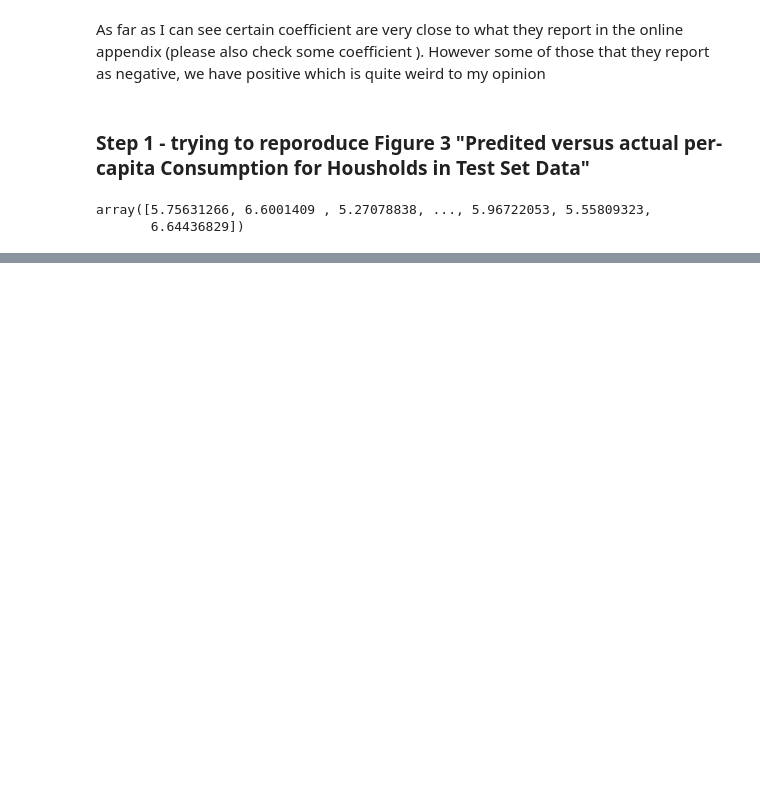
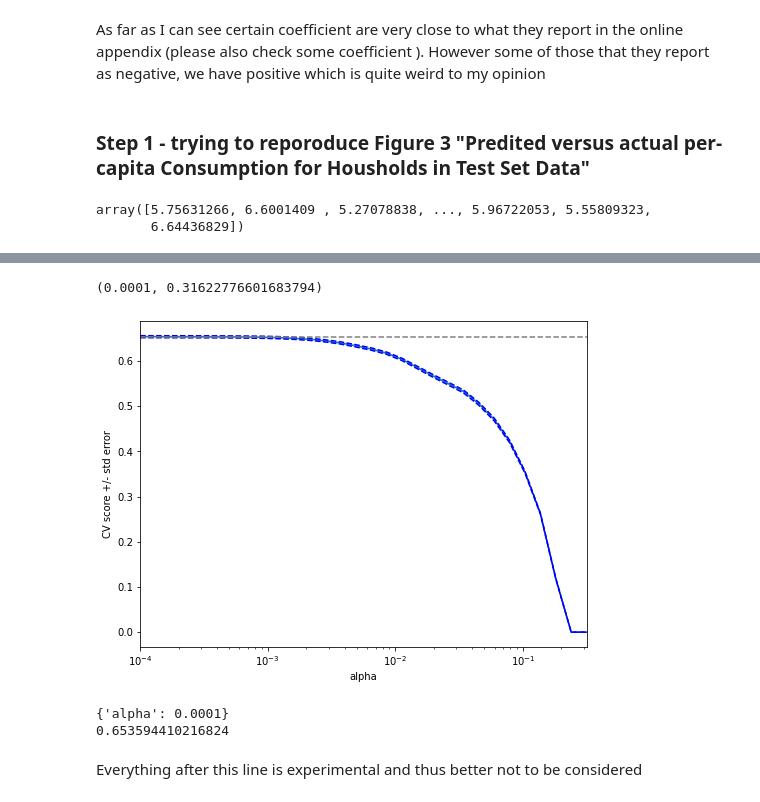
Before and after one commit to AnnetVasileva/machineLearning, a Jupyter notebook: Practical 1 read in data.ipynb, the cells around one changed output, grey strips where cells are left out. Drawn from its saved outputs; the diff is of its cells as text; code cells hidden in the pictures; blank space fills up the shorter version.

```diff
--- a/Practical 1 read in data.ipynb
+++ b/Practical 1 read in data.ipynb
@@ -232,0 +473,26 @@ plt.ylim([lim_start, lim_end])
+# %%
+import numpy as np
+import matplotlib.pyplot as plt
+
+from sklearn import datasets
+from sklearn.linear_model import LassoCV
+from sklearn.linear_model import Lasso
+from sklearn.model_selection import KFold
+from sklearn.model_selection import GridSearchCV
+
+lasso = Lasso(random_state=0, max_iter=10000)
+ridge = Ridge()
+alphas = np.logspace(-4, -0.5, 30)
+
+tuned_parameters = [{'alpha': alphas}]
+n_folds = 5
+
+clf = GridSearchCV(lasso, tuned_parameters, cv=n_folds, refit=False)
+best_alpha = 0.0001
+clf2 = Lasso(best_alpha)
+mod = clf2.fit(X_train, y_train)
+#scores = clf.cv_results_['mean_test_score']
+#scores_std = clf.cv_results_['std_test_score']
+
+print(mean_squared_error(y_train, mod.predict(X_train)))
+print(mean_squared_error(y_test, mod.predict(X_test)))
@@ -232,0 +513,28 @@ plt.ylim([lim_start, lim_end])
+# %%
+plt.figure().set_size_inches(8, 6)
+plt.semilogx(alphas, scores)
+
+# plot error lines showing +/- std. errors of the scores
+std_error = scores_std / np.sqrt(n_folds)
+
+plt.semilogx(alphas, scores + std_error, 'b--')
+plt.semilogx(alphas, scores - std_error, 'b--')
+
+# alpha=0.2 controls the translucency of the fill color
+plt.fill_between(alphas, scores + std_error, scores - std_error, alpha=0.2)
+
+plt.ylabel('CV score +/- std error')
+plt.xlabel('alpha')
+plt.axhline(np.max(scores), linestyle='--', color='.5')
+plt.xlim([alphas[0], alphas[-1]])
+# %% [output]
+(0.0001, 0.31622776601683794)
+[figure, added]
+# %%
+print(clf.best_params_)
+print(clf.best_score_)
+# %% [output]
+{'alpha': 0.0001}
+0.653594410216824
+# %% [markdown]
+Everything after this line is experimental and thus better not to be considered
```
Also changed, not shown: parts of 44 cells of this notebook.
